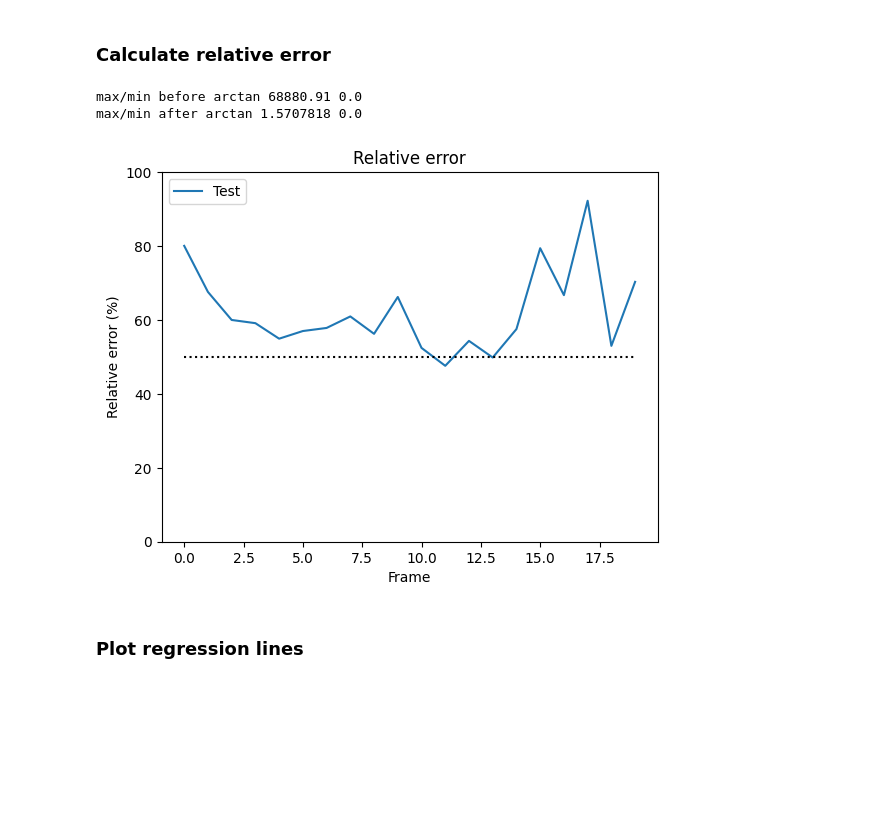
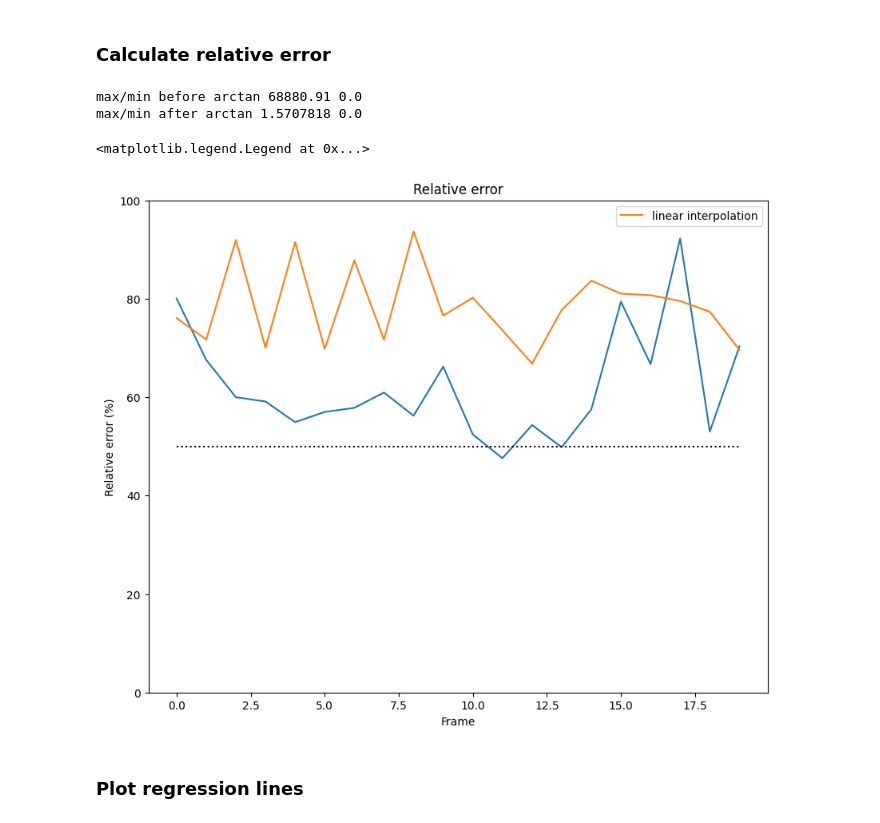
Before and after one commit to PiaaCaa/4DFlowNet, a Jupyter notebook: src/evaluate_plots.ipynb, the cells around one changed output. Saved outputs shown, nothing was run; the diff lists cells and outputs as text; code cells hidden in the pictures; blank space fills up the shorter version.

```diff
--- a/src/evaluate_plots.ipynb
+++ b/src/evaluate_plots.ipynb
@@ -8,6 +8,7 @@ import numpy as np
 import matplotlib.pyplot as plt
 from IPython.display import display
 from utils.evaluate_utils import *
+plt.rcParams['figure.figsize'] = [10, 8]
 %matplotlib inline
 # %% [markdown]
 ### Set model and dataset to evaluate
@@ -82,5 +85,10 @@ print()
+# %%
+interpolate = {}
+for vel in vel_colnames:
+    interpolate[vel] = temporal_bilinear_interpolation(lr[vel], gt[vel].shape)
 # %%
 rel_error = calculate_relative_error_normalized(pred["u"], pred["v"], pred["w"], gt["u"], gt["v"] , gt["w"], gt["mask"])
+rel_error_lin_interpolation = calculate_relative_error_normalized(interpolate["u"], interpolate["v"], interpolate["w"], gt["u"], gt["v"] , gt["w"], gt["mask"])
 error_pointwise, err_u, err_v, err_w = calculate_pointwise_error(pred["u"], pred["v"], pred["w"], gt["u"], gt["v"] , gt["w"], gt["mask"])
 # %% [output]
 max/min before arctan 68880.91 0.0
@@ -123,38 +137,41 @@ interactive(children=(IntSlider(value=5, description='frame', max=19), IntSlider
 # %% [markdown]
 ## Show results with only fluid region
 # %%
-min_v = np.min([np.min(pred['u_fluid']), np.min(gt['u_fluid']), np.min(lr['u_fluid'])])
-max_v = np.max([np.max(pred['u_fluid']), np.max(pred['u_fluid']), np.max(lr['u_fluid'])])
-print(min_v)
-print(max_v)
-min_v = -0.15
-max_v = 0.15
 
 vel_colnames = ['u_fluid', 'v_fluid', 'w_fluid']
 
 @widgets.interact(frame=(0, gt["u"].shape[0]-1), x = (0, gt["u"].shape[1]-1), vel=vel_colnames)
 def f(frame=5, x = 0, vel = "u"):
-    plt.subplot(1, 4, 1)
+    plt.subplot(1, 5, 1)
     if frame%2 == 0:
-        plt.imshow(lr[vel][frame//2, x, :, :], vmin = min_v, vmax = max_v, cmap='viridis')
+        plt.imshow(lr[vel][frame//2, x, :, :],  vmin = min_v[vel[0]], vmax = max_v[vel[0]], cmap='viridis')
     else:
-        plt.imshow(np.zeros_like(lr[vel][frame//2, x, :, :]), vmin = min_v, vmax = max_v, cmap='viridis')
+        plt.imshow(np.zeros_like(lr[vel][frame//2, x, :, :]), vmin = min_v[vel[0]], vmax = max_v[vel[0]], cmap='viridis')
+    plt.title("LR")
     plt.axis('off')
 
     #plt.imshow(lr[vel][frame//t, x, :, :])
     plt.axis('off')
 
-    plt.subplot(1, 4, 2)
-    plt.imshow(gt[vel][frame, x, :, :], vmin = min_v, vmax = max_v, cmap='viridis')#, origin = 'lower')
+    plt.subplot(1, 5, 2)
+    plt.imshow(gt[vel][frame, x, :, :], vmin = min_v[vel[0]], vmax = max_v[vel[0]], cmap='viridis')#, origin = 'lower')
+    plt.title("GT")
     plt.axis('off')
 
-    plt.subplot(1, 4, 3)
-    plt.imshow(pred[vel][frame, x, :, :], vmin = min_v, vmax = max_v, cmap='viridis')
+    plt.subplot(1, 5, 3)
+    plt.imshow(pred[vel][frame, x, :, :],  vmin = min_v[vel[0]], vmax = max_v[vel[0]], cmap='viridis')
+    plt.title("SR")
+    plt.axis('off')
+
+    plt.subplot(1, 5, 4)
+    plt.imshow(interpolate[vel][frame, x, :, :],  vmin = min_v[vel[0]], vmax = max_v[vel[0]], cmap='viridis')
+    plt.title("Linear Interpolation")
     plt.axis('off')
 
 
-    plt.subplot(1, 4, 4)
+    plt.subplot(1, 5, 5)
     plt.imshow(error_pointwise[frame, x, :, :], cmap='viridis')
+    plt.title("Relative error")
     plt.axis('off')
     plt.tight_layout()
     #plt.colorbar()
@@ -179,10 +195,13 @@ plt.show()
 ### Calculate relative error
 # %%
 plot_relative_error([gt_filepath],[res_filepath], [set_name], save_as=f'{eval_dir}/relative_error.png')
+plt.plot(rel_error_lin_interpolation, label = 'linear interpolation')
+plt.legend()
 #lst_hgt_paths, lst_hpred_paths,lst_names, save_as = 'Relative_error_comparison.png'
 # %% [output]
 max/min before arctan 68880.91 0.0
 max/min after arctan 1.5707818 0.0
+<matplotlib.legend.Legend at 0x...>
-[figure, old version]
+[figure, new version]
 # %% [markdown]
 ### Plot regression lines
```
Also changed, not shown: parts of 9 cells of this notebook, 4 other files.
